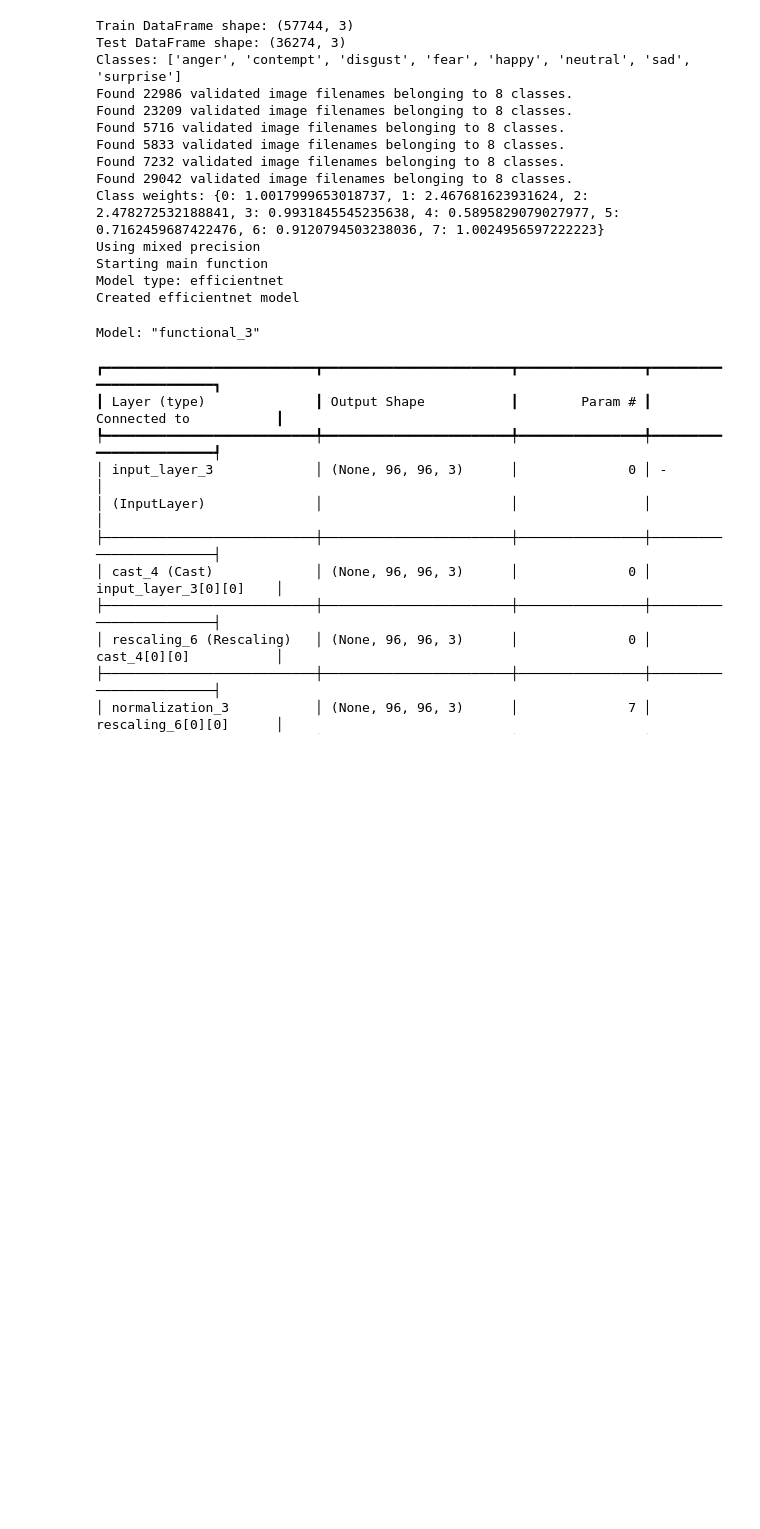
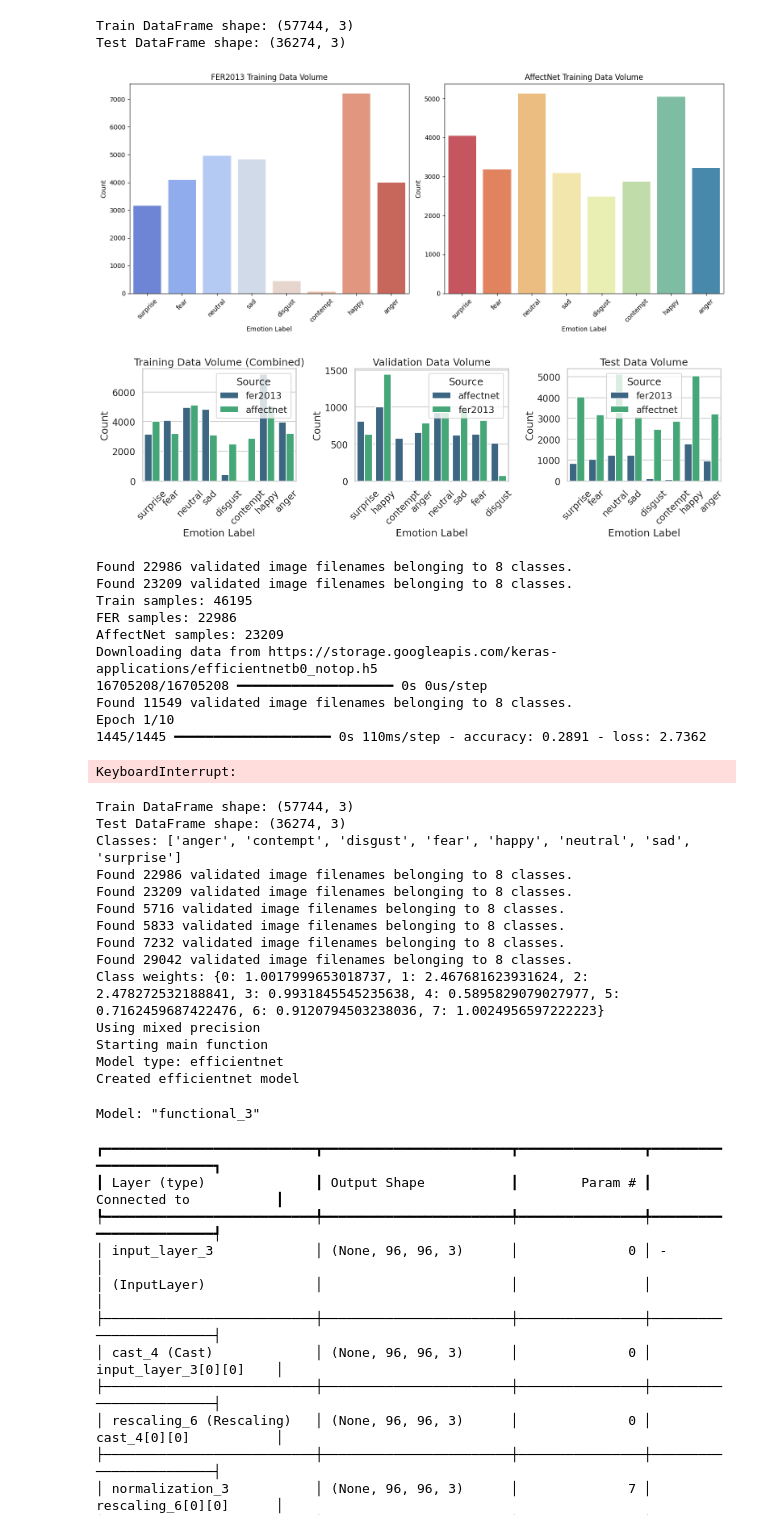
Before and after one commit to gmx369x/Machine_Deep_Learning, a Jupyter notebook: efficientnetb0-on-fer2013-afternet.ipynb, the cells around one changed output. Drawn from its saved outputs; the diff is of its cells as text; code cells hidden in the pictures; blank space fills up the shorter version.

Commit message:
Kaggle Notebook | EfficientNetB0 on FER2013 Afternet | 202503050109

```diff
--- a/efficientnetb0-on-fer2013-afternet.ipynb
+++ b/efficientnetb0-on-fer2013-afternet.ipynb
@@ -380,11 +380,9 @@ callbacks = [
 ]
 
 # Create a validation dataset from val_df using a similar pipeline for FER images.
-val_fer = val_df[val_df["source"] == "fer2013"]
-val_aff = val_df[val_df["source"] == "affectnet"]
-
-val_fer_gen = ImageDataGenerator(rescale=1./255).flow_from_dataframe(
-    dataframe=val_fer,
+val_datagen = ImageDataGenerator(rescale=1./255)
+val_generator = val_datagen.flow_from_dataframe(
+    dataframe=val_df,
     x_col="filepath",
     y_col="label",
     target_size=(img_size, img_size),
@@ -393,24 +391,11 @@ val_fer_gen = ImageDataGenerator(rescale=1./255).flow_from_dataframe(
     batch_size=batch_size,
     shuffle=False
 )
-val_aff_gen = ImageDataGenerator(rescale=1./255).flow_from_dataframe(
-    dataframe=val_aff,
-    x_col="filepath",
-    y_col="label",
-    target_size=(img_size, img_size),
-    color_mode="rgb",
-    classes=classes,
-    batch_size=batch_size,
-    shuffle=False
-)
 def val_gen_wrapper():
-    for batch in val_fer_gen:
+    for batch in val_generator:
         images, labels = batch
-        images = tf.convert_to_tensor(images)
         images = preprocess_fer_batch(images)
         yield (images, labels)
-    for batch in val_aff_gen:
-        yield batch
 
 ds_val = tf.data.Dataset.from_generator(
     lambda: val_gen_wrapper(),
@@ -490,33 +475,49 @@ plt.legend()
 plt.title("Loss Curves")
 plt.show()
 
 # =============================================================================
 # 13. Testing Saved Model on Individual Test Images
 # =============================================================================
 saved_model = keras.models.load_model("final_emotion_model.keras", compile=False)
 class_labels = list(test_generator.class_indices.keys())
 
 for class_name in class_labels:
     class_path = os.path.join(test_dir, class_name)
     if os.path.exists(class_path):
         test_images = os.listdir(class_path)
         print(f"\nTesting images for class: {class_name}")
         for img_name in test_images[:5]:
             img_path = os.path.join(class_path, img_name)
             # Load as grayscale then convert to RGB.
             img = keras.preprocessing.image.load_img(img_path, target_size=(img_size, img_size), color_mode="grayscale")
             img_array = keras.preprocessing.image.img_to_array(img) / 255.0
             img_array = np.repeat(img_array, 3, axis=-1)
             img_array = np.expand_dims(img_array, axis=0)
 
             prediction = saved_model.predict(img_array)
             predicted_class = class_labels[np.argmax(prediction)]
             confidence = np.max(prediction)
 
             plt.imshow(img_array[0].astype("float32"))
             plt.title(f"Predicted: {predicted_class}\nConfidence: {confidence:.2f}")
             plt.axis("off")
             plt.show()
+# %% [output]
+Train DataFrame shape: (57744, 3)
+Test DataFrame shape: (36274, 3)
+[figure, added]
+[figure, added]
+Found 22986 validated image filenames belonging to 8 classes.
+Found 23209 validated image filenames belonging to 8 classes.
+Train samples: 46195
+FER samples: 22986
+AffectNet samples: 23209
+Downloading data from https://storage.googleapis.com/keras-applications/efficientnetb0_notop.h5
+16705208/16705208 ━━━━━━━━━━━━━━━━━━━━ 0s 0us/step
+Found 11549 validated image filenames belonging to 8 classes.
+Epoch 1/10
+1445/1445 ━━━━━━━━━━━━━━━━━━━━ 0s 110ms/step - accuracy: 0.2891 - loss: 2.7362
+KeyboardInterrupt:
 # %%
 import kagglehub
 
```
